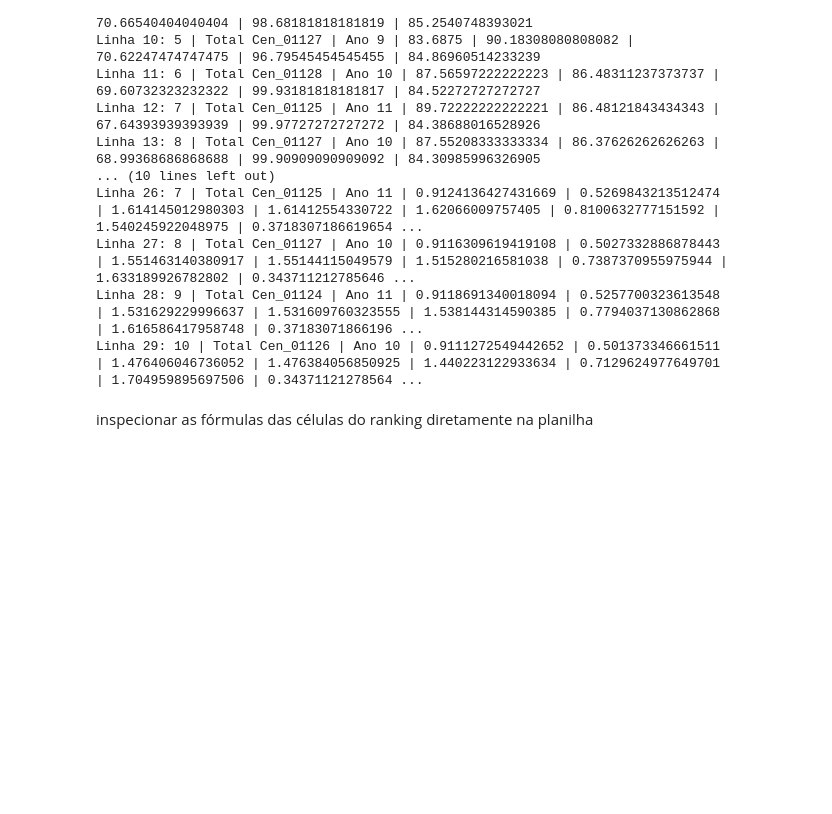
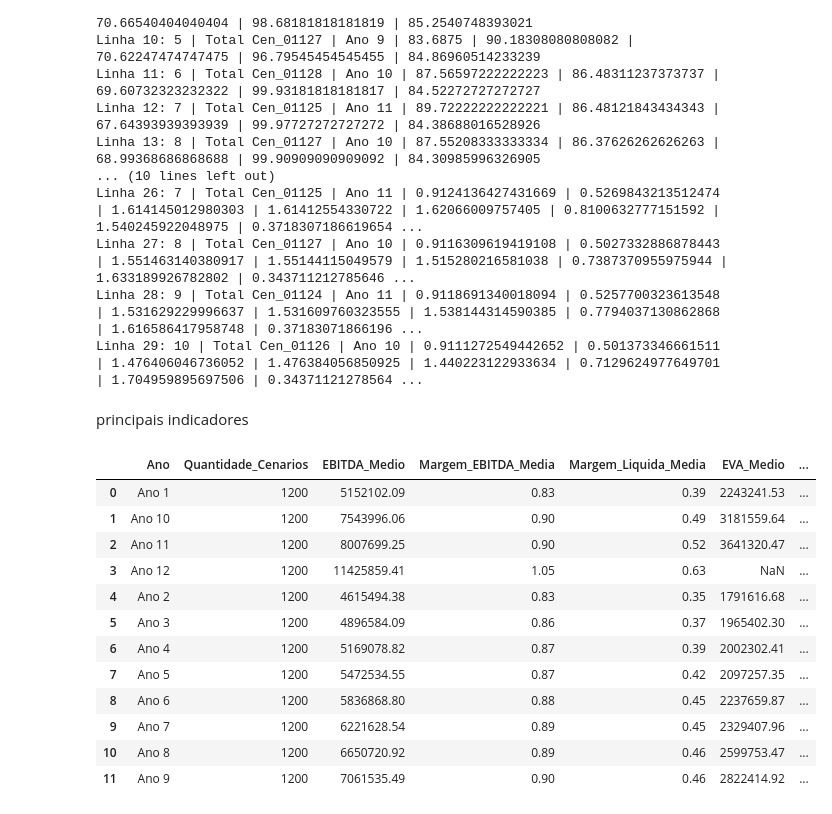
Before and after one commit to 2026-2-NCC4/Projeto1, a Jupyter notebook: notebooks/04_analise.ipynb, the cells around one changed output. Cells and saved outputs as stored; diff of their text form; code cells hidden in the pictures; blank space fills up the shorter version.

```diff
--- a/notebooks/04_analise.ipynb
+++ b/notebooks/04_analise.ipynb
@@ -615,5 +615,35 @@ Linha 26: 7 | Total Cen_01125 | Ano 11 | 0.9124136427431669 | 0.5269843213512474
 Linha 27: 8 | Total Cen_01127 | Ano 10 | 0.9116309619419108 | 0.5027332886878443 | 1.551463140380917 | 1.55144115049579 | 1.515280216581038 | 0.7387370955975944 | 1.633189926782802 | 0.343711212785646 ...
 Linha 28: 9 | Total Cen_01124 | Ano 11 | 0.9118691340018094 | 0.5257700323613548 | 1.531629229996637 | 1.531609760323555 | 1.538144314590385 | 0.7794037130862868 | 1.616586417958748 | 0.37183071866196 ...
 Linha 29: 10 | Total Cen_01126 | Ano 10 | 0.9111272549442652 | 0.501373346661511 | 1.476406046736052 | 1.476384056850925 | 1.440223122933634 | 0.7129624977649701 | 1.704959895697506 | 0.34371121278564 ...
-# %% [markdown]
-inspecionar as fórmulas das células do ranking diretamente na planilha
+# %% [markdown]
+principais indicadores
+# %%
+resumo_dashboard = (
+    df_indicadores
+    .groupby("Ano")
+    .agg(
+        Quantidade_Cenarios=("Cenario", "nunique"),
+        EBITDA_Medio=("EBITDA", "mean"),
+        Margem_EBITDA_Media=("Margem EBITDA", "mean"),
+        Margem_Liquida_Media=("Margem Líquida", "mean"),
+        EVA_Medio=("EVA", "mean"),
+        ROIC_Medio=("ROIC", "mean")
+    )
+    .reset_index()
+)
+
+display(resumo_dashboard.round(2))
+# %% [output]
+|  | Ano | Quantidade_Cenarios | EBITDA_Medio | Margem_EBITDA_Media | Margem_Liquida_Media | EVA_Medio | ... |
+| 0 | Ano 1 | 1200 | 5152102.09 | 0.83 | 0.39 | 2243241.53 | ... |
+| 1 | Ano 10 | 1200 | 7543996.06 | 0.90 | 0.49 | 3181559.64 | ... |
+| 2 | Ano 11 | 1200 | 8007699.25 | 0.90 | 0.52 | 3641320.47 | ... |
+| 3 | Ano 12 | 1200 | 11425859.41 | 1.05 | 0.63 | NaN | ... |
+| 4 | Ano 2 | 1200 | 4615494.38 | 0.83 | 0.35 | 1791616.68 | ... |
+| 5 | Ano 3 | 1200 | 4896584.09 | 0.86 | 0.37 | 1965402.30 | ... |
+| 6 | Ano 4 | 1200 | 5169078.82 | 0.87 | 0.39 | 2002302.41 | ... |
+| 7 | Ano 5 | 1200 | 5472534.55 | 0.87 | 0.42 | 2097257.35 | ... |
+| 8 | Ano 6 | 1200 | 5836868.80 | 0.88 | 0.45 | 2237659.87 | ... |
+| 9 | Ano 7 | 1200 | 6221628.54 | 0.89 | 0.45 | 2329407.96 | ... |
+| 10 | Ano 8 | 1200 | 6650720.92 | 0.89 | 0.46 | 2599753.47 | ... |
+| 11 | Ano 9 | 1200 | 7061535.49 | 0.90 | 0.46 | 2822414.92 | ... |
```
